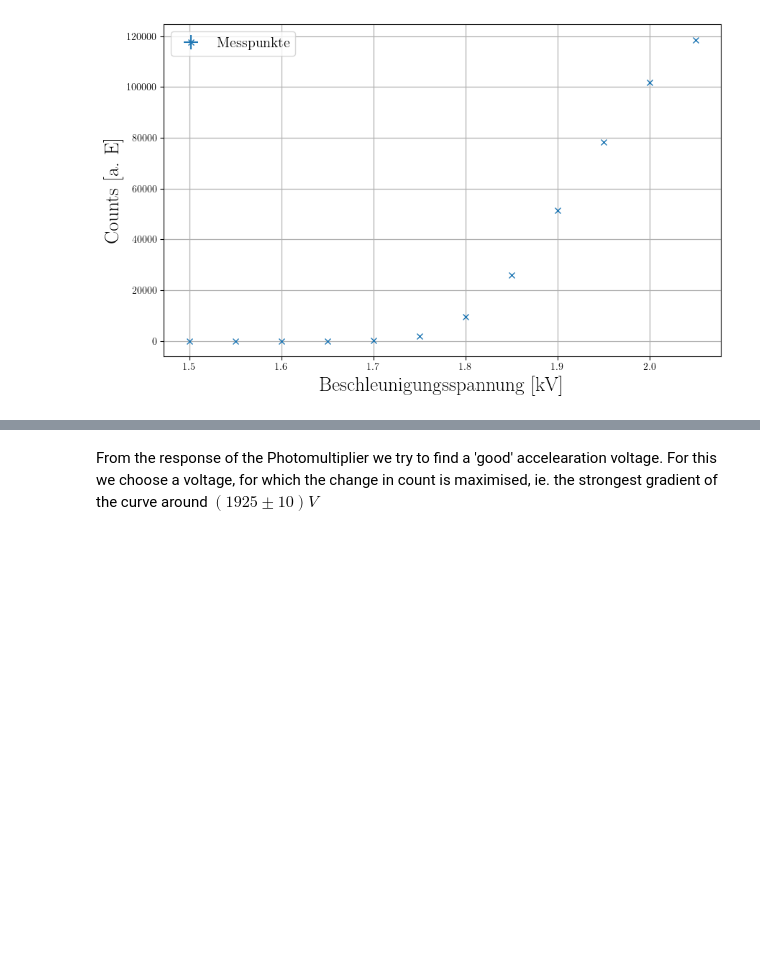
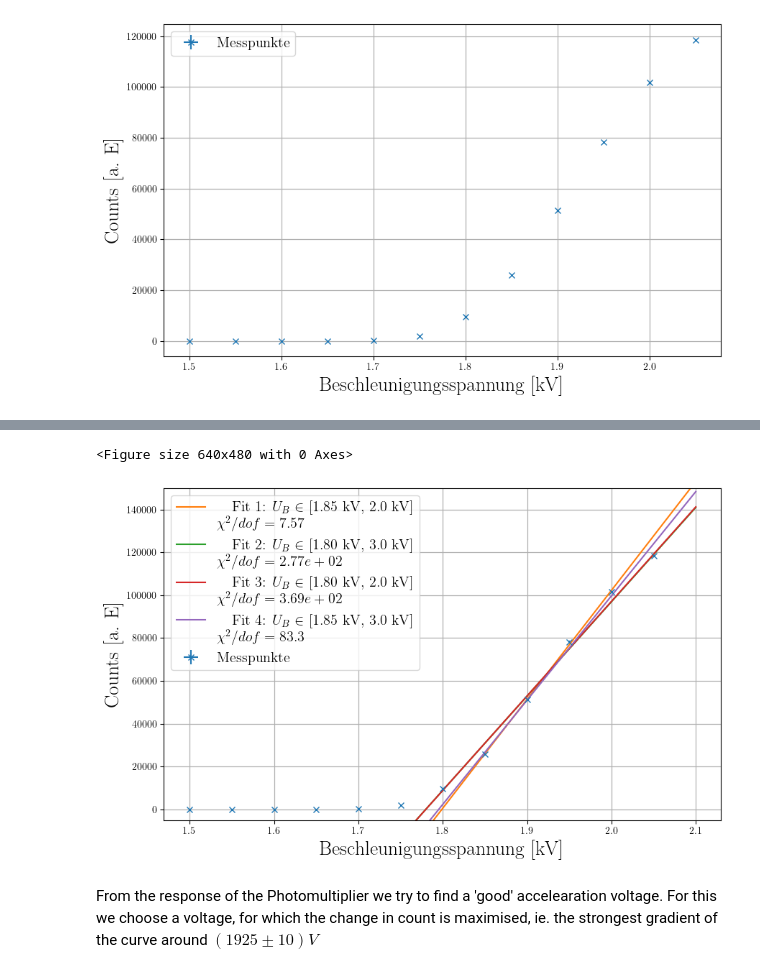
Before and after one commit to ParisHuth/FP, a Jupyter notebook: F43/protocollParisVersion.ipynb, the cells around one changed output, grey strips where cells are left out. Drawn from its saved outputs; the diff is of its cells as text; code cells hidden in the pictures; blank space fills up the shorter version.

```diff
--- a/F43/protocollParisVersion.ipynb
+++ b/F43/protocollParisVersion.ipynb
@@ -296,0 +391,74 @@ plt.show()
+# %%
+import numpy as np
+import pandas as pd
+from iminuit import Minuit, cost
+import matplotlib.pyplot as plt
+
+# Data
+U3 = np.array([1500, 1550, 1600, 1650, 1700, 1750, 1800, 1850, 1900, 1950, 2000, 2050])  # V
+U3_err = np.ones(len(U3)) * 0.5  # V
+Rate = np.array([3.22, 2.60, 8.30, 18.90, 145.6, 1822.1, 9693.6, 25885, 51397.6, 78234.1, 101675.8, 118372.7])
+Rate_err = np.array([1.66, 1.51, 2.31, 3.45, 14.57, 37.54, 82.43, 193.9, 184.92, 409.37, 327.07, 473.9])
+
+# Create DataFrame
+data = pd.DataFrame()
+data['rate'] = Rate
+data['rate error'] = Rate_err
+data['voltage'] = U3
+data['voltage error'] = U3_err
+
+# Masks
+fit1_mask = (data['voltage'] >= 1.85e3) & (data['voltage'] <= 2.0e3)
+fit2_mask = (data['voltage'] >= 1.8e3) & (data['voltage'] < 3.0e3)
+fit3_mask = (data['voltage'] >= 1.8e3) & (data['voltage'] <= 2.0e3)
+fit4_mask = (data['voltage'] >= 1.85e3) & (data['voltage'] < 3.0e3)
+
+# Define the linear model
+def linear(x, t0, t1):
+    return t1 * x + t0
+
+# Function to perform the fit
+def perform_fit(mask, label, initial_t0, initial_t1):
+    data_fit = data[mask]
+    print(f"\nData for {label}:")
+    print(data_fit)
+    rate_fit = data_fit['rate']
+    u_fit = data_fit['voltage'] / 1000  # Convert to kV
+    sigma_rate = data_fit['rate error']
+    chi_2 = cost.LeastSquares(u_fit, rate_fit, sigma_rate, model=linear)
+    minuit = Minuit(chi_2, t0=initial_t0, t1=initial_t1)
+    minuit.errordef = Minuit.LEAST_SQUARES
+    minuit.migrad()
+    t0, t1 = minuit.values['t0'], minuit.values['t1']
+    t0_err, t1_err = minuit.errors['t0'], minuit.errors['t1']
+    chired = minuit.fval / (len(u_fit) - 2)  # Reduced chi-squared
+    print(f"Fitted parameters ({label}): t0 = {t0} ± {t0_err}, t1 = {t1} ± {t1_err}")
+    print(f"Reduced chi-squared ({label}): {chired}")
+    return t0, t1, chired
+
+# Perform fits for all masks
+t0_1, t1_1, chired_1 = perform_fit(fit1_mask, "fit 1", 1.74e3, 90/0.2)
+t0_2, t1_2, chired_2 = perform_fit(fit2_mask, "fit 2", 1.74e3, 90/0.2)
+t0_3, t1_3, chired_3 = perform_fit(fit3_mask, "fit 3", 1.74e3, 90/0.2)
+t0_4, t1_4, chired_4 = perform_fit(fit4_mask, "fit 4", 1.74e3, 90/0.2)
+
+# Plot all fits
+fig, ax = plt.subplots(figsize=(10, 6))
+plt.grid(visible=True, which='major', linewidth=0.9)
+plt.grid(visible=True, which='minor', linestyle='--', linewidth=0.8)
+plt.errorbar(U3 / 1000, Rate, xerr=U3_err / 1000, yerr=Rate_err, label="Messpunkte", linestyle='None', fmt='x')
+volt = np.linspace(1.7, 2.1, 1000)  # Range for plotting
+
+# Plot each fit
+plt.plot(volt, linear(volt, t0_1, t1_1), label=r"Fit 1: $U_B$ $\in$ [$1.85$ kV, $2.0$ kV] \newline  $\chi^2/dof = {:.3}$".format(chired_1))
+plt.plot(volt, linear(volt, t0_2, t1_2), label=r"Fit 2: $U_B$ $\in$ [$1.80$ kV, $3.0$ kV] \newline  $\chi^2/dof = {:.3}$".format(chired_2))
+plt.plot(volt, linear(volt, t0_3, t1_3), label=r"Fit 3: $U_B$ $\in$ [$1.80$ kV, $2.0$ kV] \newline  $\chi^2/dof = {:.3}$".format(chired_3))
+plt.plot(volt, linear(volt, t0_4, t1_4), label=r"Fit 4: $U_B$ $\in$ [$1.85$ kV, $3.0$ kV] \newline  $\chi^2/dof = {:.3}$".format(chired_4))
+
+plt.xlabel('Beschleunigungsspannung [kV]', fontsize=20)
+plt.ylabel('Counts [a. E]', fontsize=20)
+plt.legend(fontsize='x-large', loc='best')
+plt.ylim(-5e3, 150e3)
+plt.savefig("pmt-4fits.png")
+plt.show()
+# %% [output]
@@ -297,3 +482,5 @@ plt.show()
+<Figure size 640x480 with 0 Axes>
+[figure, added]
 # %% [markdown]
 From the response of the Photomultiplier we try to find a 'good' accelearation voltage. For this we choose a voltage, for which the change in count is maximised, ie. the strongest gradient of the curve around $\left(1925 \pm10\right)V$
 # %% [markdown]
```
Also changed, not shown: parts of 6 cells of this notebook.
